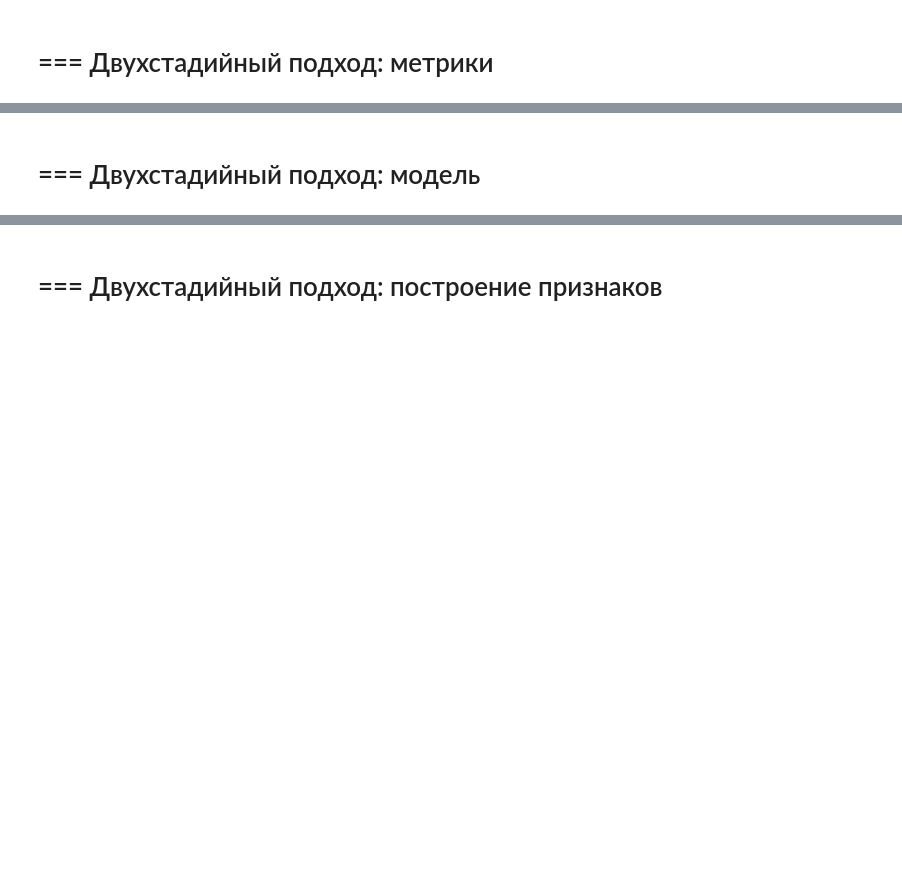
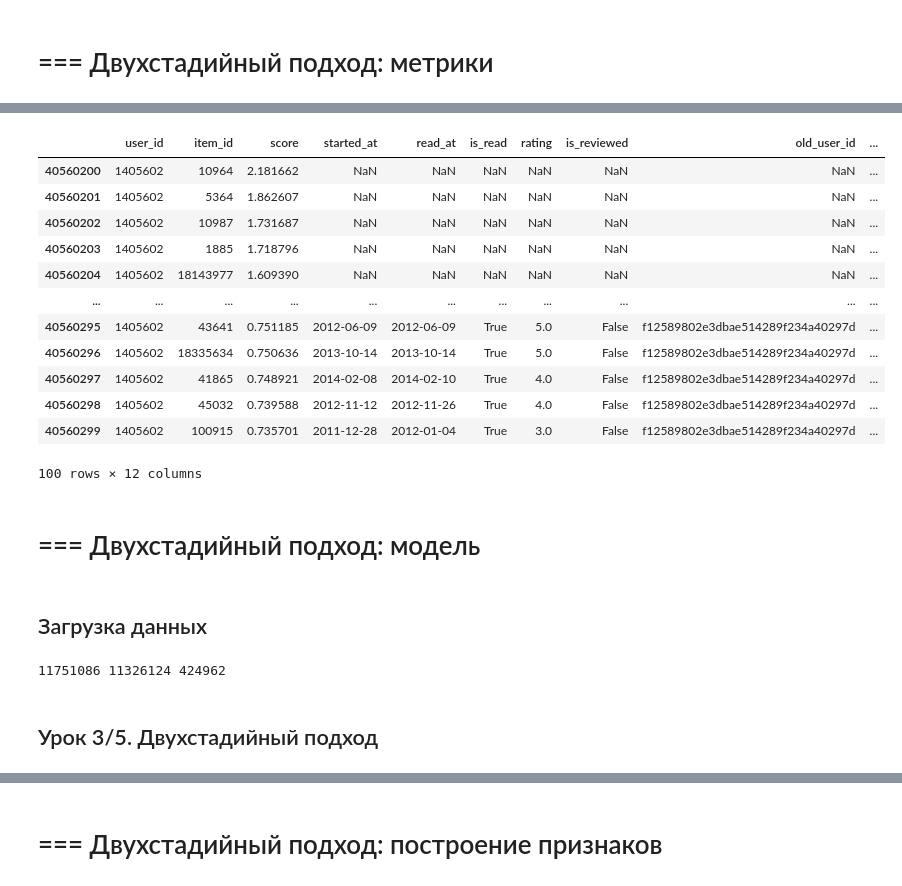
Before and after one commit to khromenko/mle-recsys-start, a Jupyter notebook: main_offline.ipynb, the cells around one changed output, grey strips where cells are left out. Drawn from its saved outputs; the diff is of its cells as text; code cells hidden in the pictures; blank space fills up the shorter version.

Commit message:
Тема 4/7. Двухстадийный подход - завершена

```diff
--- a/main_offline.ipynb
+++ b/main_offline.ipynb
@@ -1712,0 +1719,15 @@ Common users: 123223
+# %%
+import logging
+
+import matplotlib.pyplot as plt
+import numpy as np
+import pandas as pd
+
+items = pd.read_parquet("data/preprocess/items.par")
+events = pd.read_parquet("data/preprocess/events.par")
+# %%
+import pandas as pd
+
+path = 'data/recomendations-als/'
+als_recommendations = pd.read_parquet(path + "als_recommendations.parquet")
+als_recommendations
@@ -1712,0 +1748,9 @@ Common users: 123223
+# %%
+# зададим точку разбиения
+train_test_global_time_split_date = pd.to_datetime("2017-08-01").date()
+
+train_test_global_time_split_idx = events["started_at"] < train_test_global_time_split_date
+events_train = events[train_test_global_time_split_idx]
+events_test = events[~train_test_global_time_split_idx]
+
+print(len(events), len(events_train), len(events_test))
@@ -1712,0 +1780,19 @@ Common users: 123223
+# %%
+# разметим каждую рекомендацию признаком read
+events_train["read"] = True
+als_recommendations = als_recommendations.merge(events_train.set_index(["user_id", "item_id"]), on=["user_id", "item_id"], how="left") # ваш код здесь #
+als_recommendations["read"] = als_recommendations["read"].fillna(False).astype("bool")
+
+# проставим ранги
+als_recommendations = als_recommendations.sort_values(by="score", ascending=False) # ваш код здесь #)
+
+# rank - is the order of rows for specific user (after grouping) sorted by the score - top are this first
+als_recommendations["rank"] = als_recommendations.groupby("user_id").cumcount() + 1
+
+# посчитаем novelty по пользователям
+# 1-mean() - we need not seen items (read != 1)
+novelty_5 = (1-als_recommendations.query("rank <= 5").groupby("user_id")["read"].mean())
+
+# посчитаем средний novelty
+novelty = novelty_5.mean() # ваш код здесь #
+novelty
@@ -1713,2 +1806,20 @@ Common users: 123223
+# %%
+als_recommendations.query('user_id == 1405602')
+# %% [output]
+|  | user_id | item_id | score | started_at | read_at | is_read | rating | is_reviewed | old_user_id | ... |
+| 40560200 | 1405602 | 10964 | 2.181662 | NaN | NaN | NaN | NaN | NaN | NaN | ... |
+| 40560201 | 1405602 | 5364 | 1.862607 | NaN | NaN | NaN | NaN | NaN | NaN | ... |
+| 40560202 | 1405602 | 10987 | 1.731687 | NaN | NaN | NaN | NaN | NaN | NaN | ... |
+| 40560203 | 1405602 | 1885 | 1.718796 | NaN | NaN | NaN | NaN | NaN | NaN | ... |
+| 40560204 | 1405602 | 18143977 | 1.609390 | NaN | NaN | NaN | NaN | NaN | NaN | ... |
+| ... | ... | ... | ... | ... | ... | ... | ... | ... | ... | ... |
+| 40560295 | 1405602 | 43641 | 0.751185 | 2012-06-09 | 2012-06-09 | True | 5.0 | False | f12589802e3dbae514289f234a40297d | ... |
+| 40560296 | 1405602 | 18335634 | 0.750636 | 2013-10-14 | 2013-10-14 | True | 5.0 | False | f12589802e3dbae514289f234a40297d | ... |
+| 40560297 | 1405602 | 41865 | 0.748921 | 2014-02-08 | 2014-02-10 | True | 4.0 | False | f12589802e3dbae514289f234a40297d | ... |
+| 40560298 | 1405602 | 45032 | 0.739588 | 2012-11-12 | 2012-11-26 | True | 4.0 | False | f12589802e3dbae514289f234a40297d | ... |
+| 40560299 | 1405602 | 100915 | 0.735701 | 2011-12-28 | 2012-01-04 | True | 3.0 | False | f12589802e3dbae514289f234a40297d | ... |
+100 rows × 12 columns
 # %% [markdown]
 # === Двухстадийный подход: модель
+# %% [markdown]
+## Загрузка данных
@@ -1714,0 +1835,13 @@ Common users: 123223
+# %%
+# зададим точку разбиения
+train_test_global_time_split_date = pd.to_datetime("2017-08-01").date()
+
+train_test_global_time_split_idx = events["started_at"] < train_test_global_time_split_date
+events_train = events[train_test_global_time_split_idx]
+events_test = events[~train_test_global_time_split_idx]
+
+print(len(events), len(events_train), len(events_test))
+# %% [output]
+11751086 11326124 424962
+# %% [markdown]
+## Урок 3/5. Двухстадийный подход
```
Also changed, not shown: parts of 69 cells of this notebook, 1 other file.
